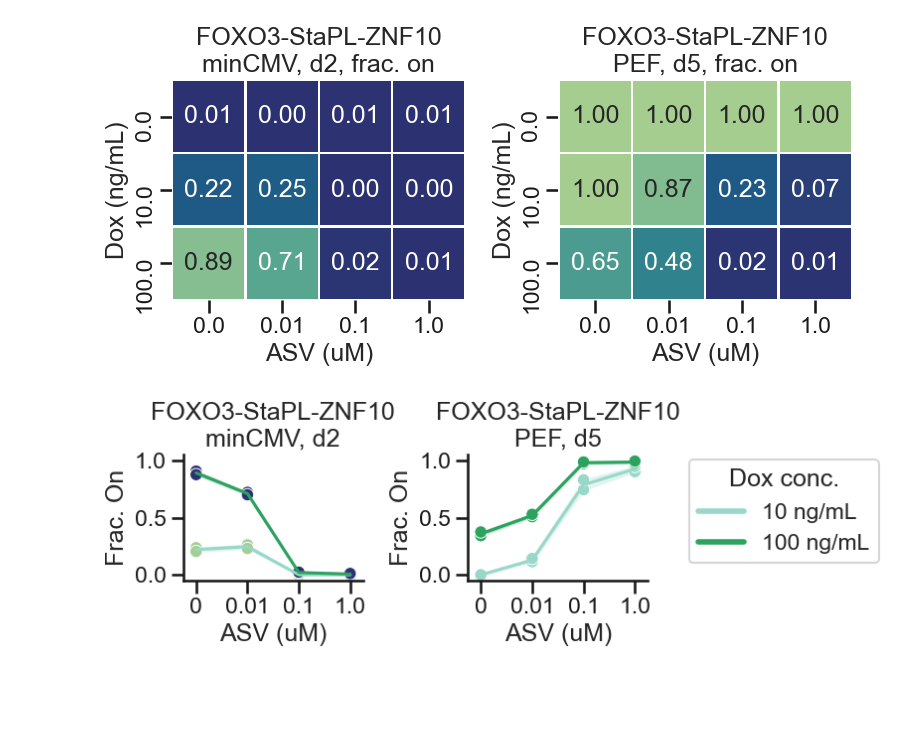
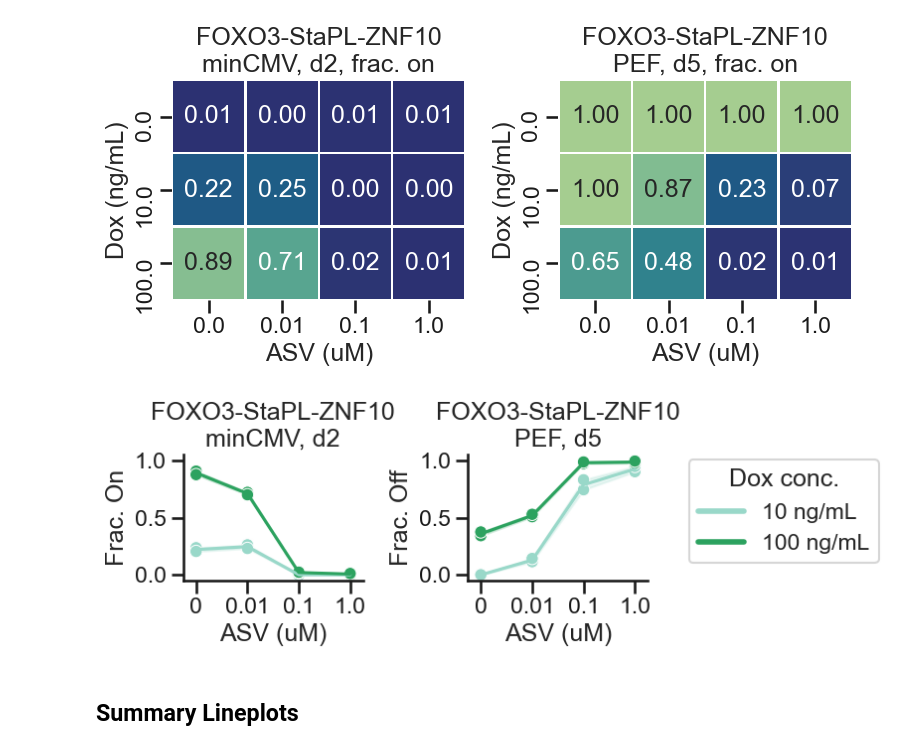
Before and after one commit to axmukund/corecruit_mukund22, a Jupyter notebook: fig_6/StaPL_dox_dosing/Dosing Data.ipynb, the cells around one changed output. Drawn from its saved outputs; the diff is of its cells as text; code cells hidden in the pictures; blank space fills up the shorter version.

```diff
--- a/fig_6/StaPL_dox_dosing/Dosing Data.ipynb
+++ b/fig_6/StaPL_dox_dosing/Dosing Data.ipynb
@@ -710,7 +684,7 @@ sns.scatterplot(
     x="asv_i",
     y="mCitrine On",
     hue="dox",
-    palette="crest",
+    palette=pal,
     legend=False,
     ax=ax[0],
 )
@@ -738,33 +712,36 @@ sns.scatterplot(
 
 for a in ax.flat:
     a.set_xlim(-0.25, 3.25)
     a.set_xticks([0, 1, 2, 3])
     a.set_xticklabels([0, 0.01, 0.1, 1.0])
     a.set_xlabel("ASV (uM)")
-    a.set_ylabel("Frac. On")
     a.set_ylim(-0.05, 1.05)
     a.set_yticks([0, 0.5, 1.0])
 ax[0].set_title("FOXO3-StaPL-ZNF10\nminCMV, d2")
+ax[0].set_ylabel("Frac. On")
 ax[1].set_title("FOXO3-StaPL-ZNF10\nPEF, d5")
+ax[1].set_ylabel("Frac. Off")
 
 
 custom_lines = [
     Line2D([0], [0], color=pal[0], lw=4),
     Line2D([0], [0], color=pal[1], lw=4),
 ]
 
 sns.despine(fig)
 
 plt.tight_layout()
 
 ax[0].legend(
     custom_lines,
     ["10 ng/mL", "100 ng/mL"],
     title="Dox conc.",
     loc="center left",
     bbox_to_anchor=(2.75, 0.55),
 )
 
-fig.savefig("./073_cmvpef_asvdox_lineplots.pdf", bbox_inches="tight")
+fig.savefig("./plots/073_cmvpef_asvdox_lineplots.pdf", bbox_inches="tight")
 # %% [output]
-[figure, old version]
+[figure, new version]
+# %% [markdown]
+## Summary Lineplots
```
Also changed, not shown: parts of 20 cells of this notebook, 9 other files.
